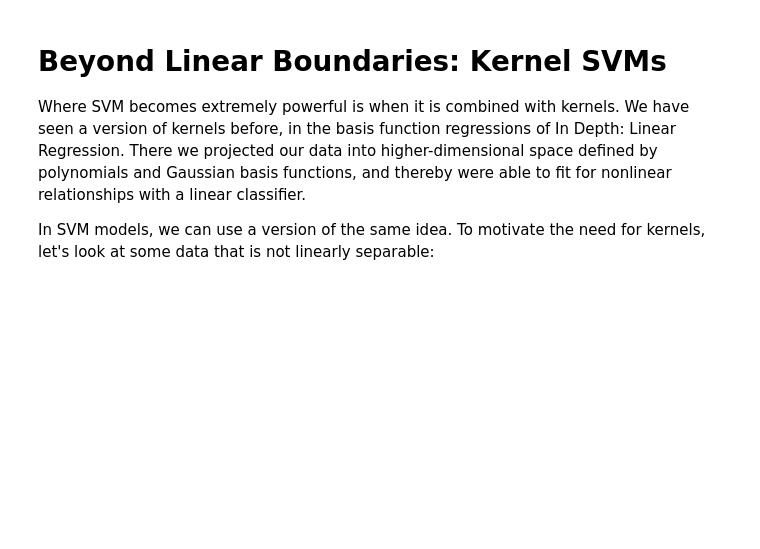
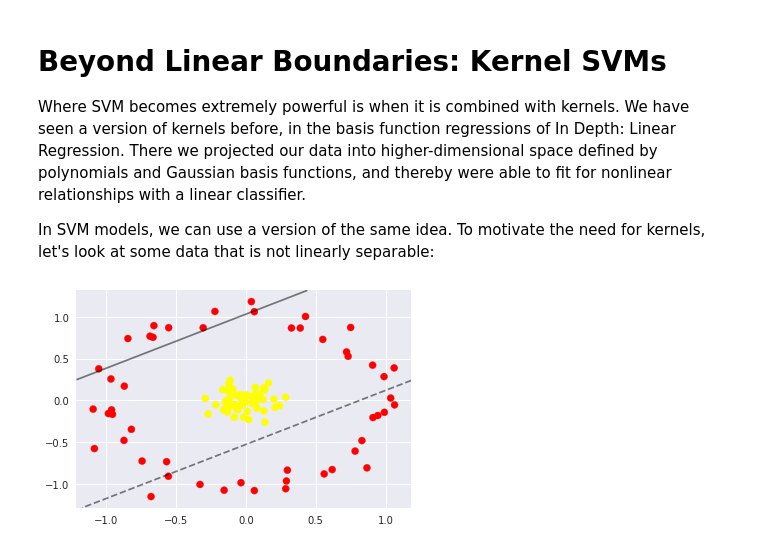
Before and after one commit to paulmorio/grusData, a Jupyter notebook: basics/SupportVectorMachines.ipynb, the cells around one changed output. Cells and saved outputs as stored; diff of their text form; code cells hidden in the pictures; blank space fills up the shorter version.

```diff
--- a/basics/SupportVectorMachines.ipynb
+++ b/basics/SupportVectorMachines.ipynb
@@ -151,3 +151,13 @@ interact(plot_svm, N=[10, 200], ax=fixed(None));
 Where SVM becomes extremely powerful is when it is combined with kernels. We have seen a version of kernels before, in the basis function regressions of In Depth: Linear Regression. There we projected our data into higher-dimensional space defined by polynomials and Gaussian basis functions, and thereby were able to fit for nonlinear relationships with a linear classifier.
 
 In SVM models, we can use a version of the same idea. To motivate the need for kernels, let's look at some data that is not linearly separable:
+# %%
+from sklearn.datasets.samples_generator import make_circles
+X, y = make_circles(100, factor=.1, noise=.1)
+
+clf = SVC(kernel='linear').fit(X, y)
+
+plt.scatter(X[:, 0], X[:, 1], c=y, s=50, cmap='autumn')
+plot_svc_decision_function(clf, plot_support=False);
+# %% [output]
+[figure, added]
```
Also changed, not shown: parts of 10 cells of this notebook.
